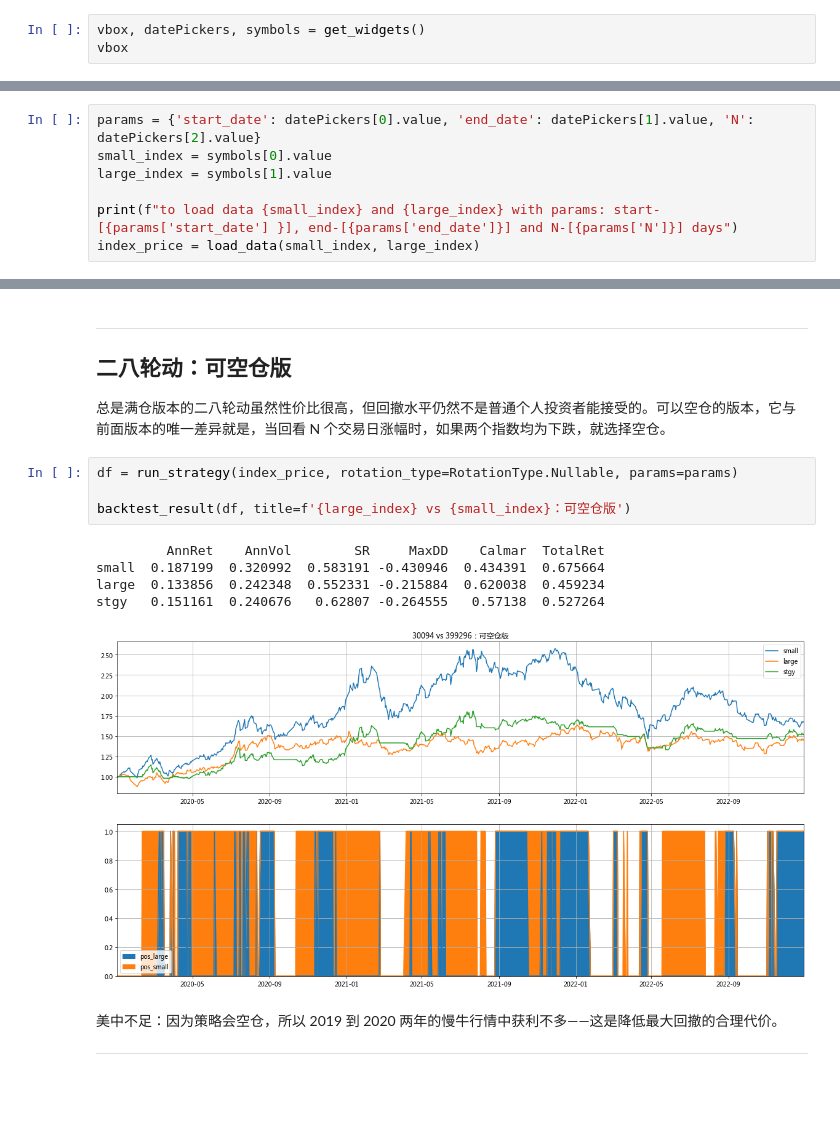
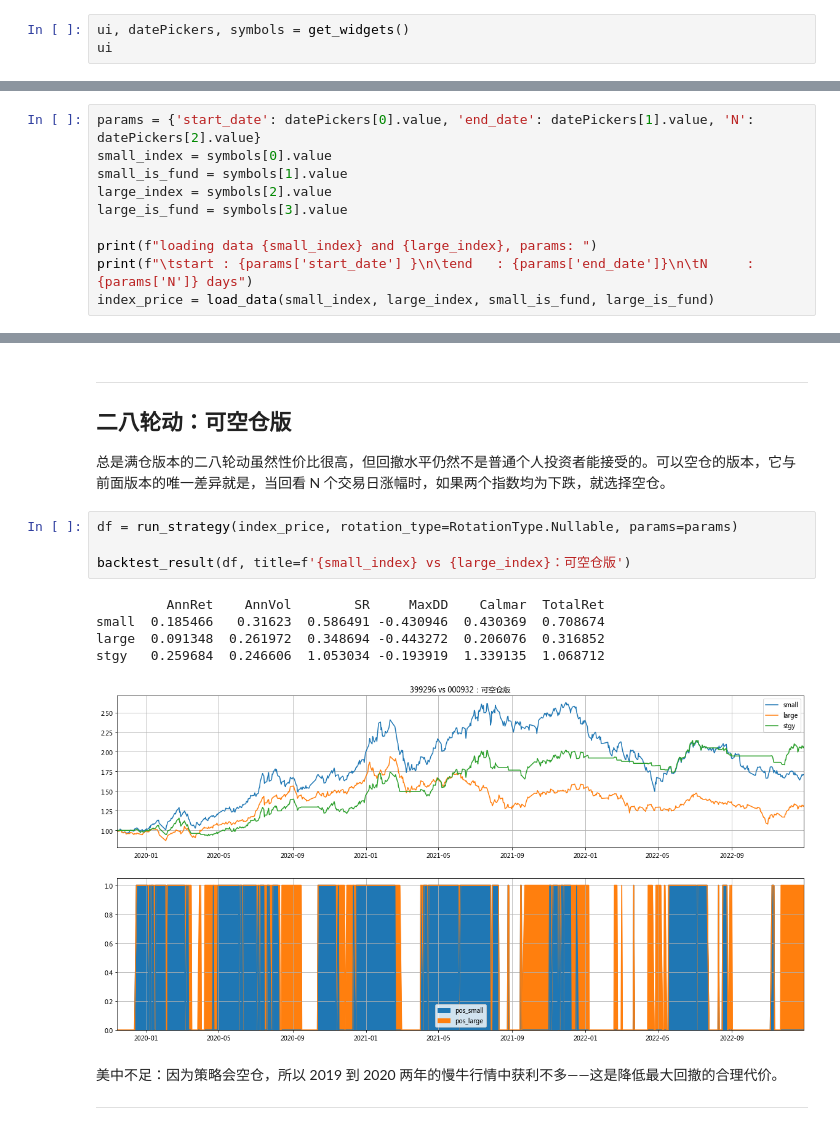
Before and after one commit to hdouhua/pick-up-python, a Jupyter notebook: inv/strategy/rotation-strategy.ipynb, the cells around one changed output, grey strips where cells are left out. Saved outputs shown, nothing was run; the diff lists cells and outputs as text; blank space fills up the shorter version.

```diff
--- a/inv/strategy/rotation-strategy.ipynb
+++ b/inv/strategy/rotation-strategy.ipynb
@@ -35,7 +30,7 @@ from shared.small_large_cap_rotation import RotationType, get_widgets, load_data
 # %% [markdown]
 设置回测参数
 # %%
-vbox, datePickers, symbols = get_widgets()
-vbox
+ui, datePickers, symbols = get_widgets()
+ui
 # %% [output]
 VBox(children=(Box(children=(DatePicker(value=datetime.date(2020, 1, 1), description='Start:', layout=Layout(f…
@@ -42,8 +41,11 @@ VBox(children=(Box(children=(DatePicker(value=datetime.date(2020, 1, 1), descrip
 # %%
 params = {'start_date': datePickers[0].value, 'end_date': datePickers[1].value, 'N': datePickers[2].value}
 small_index = symbols[0].value
-large_index = symbols[1].value
+small_is_fund = symbols[1].value
+large_index = symbols[2].value
+large_is_fund = symbols[3].value
 
-print(f"to load data {small_index} and {large_index} with params: start-[{params['start_date'] }], end-[{params['end_date']}] and N-[{params['N']}] days")
-index_price = load_data(small_index, large_index)
+print(f"loading data {small_index} and {large_index}, params: ")
+print(f"\tstart : {params['start_date'] }\n\tend   : {params['end_date']}\n\tN     : {params['N']} days")
+index_price = load_data(small_index, large_index, small_is_fund, large_is_fund)
 # %% [output]
@@ -71,13 +76,13 @@ stgy   0.239458  0.283547  0.844509 -0.223579  1.071025  0.907508
 # %%
 df = run_strategy(index_price, rotation_type=RotationType.Nullable, params=params)
 
-backtest_result(df, title=f'{large_index} vs {small_index}：可空仓版')
+backtest_result(df, title=f'{small_index} vs {large_index}：可空仓版')
 # %% [output]
          AnnRet    AnnVol        SR     MaxDD    Calmar  TotalRet
-small  0.187199  0.320992  0.583191 -0.430946  0.434391  0.675664
-large  0.133856  0.242348  0.552331 -0.215884  0.620038  0.459234
-stgy   0.151161  0.240676   0.62807 -0.264555   0.57138  0.527264
+small  0.185466   0.31623  0.586491 -0.430946  0.430369  0.708674
+large  0.091348  0.261972  0.348694 -0.443272  0.206076  0.316852
+stgy   0.259684  0.246606  1.053034 -0.193919  1.339135  1.068712
-[figure, old version]
+[figure, new version]
 # %% [markdown]
 美中不足：因为策略会空仓，所以 2019 到 2020 两年的慢牛行情中获利不多——这是降低最大回撤的合理代价。
 
```
Also changed, not shown: parts of 8 cells of this notebook, 10 other files.
